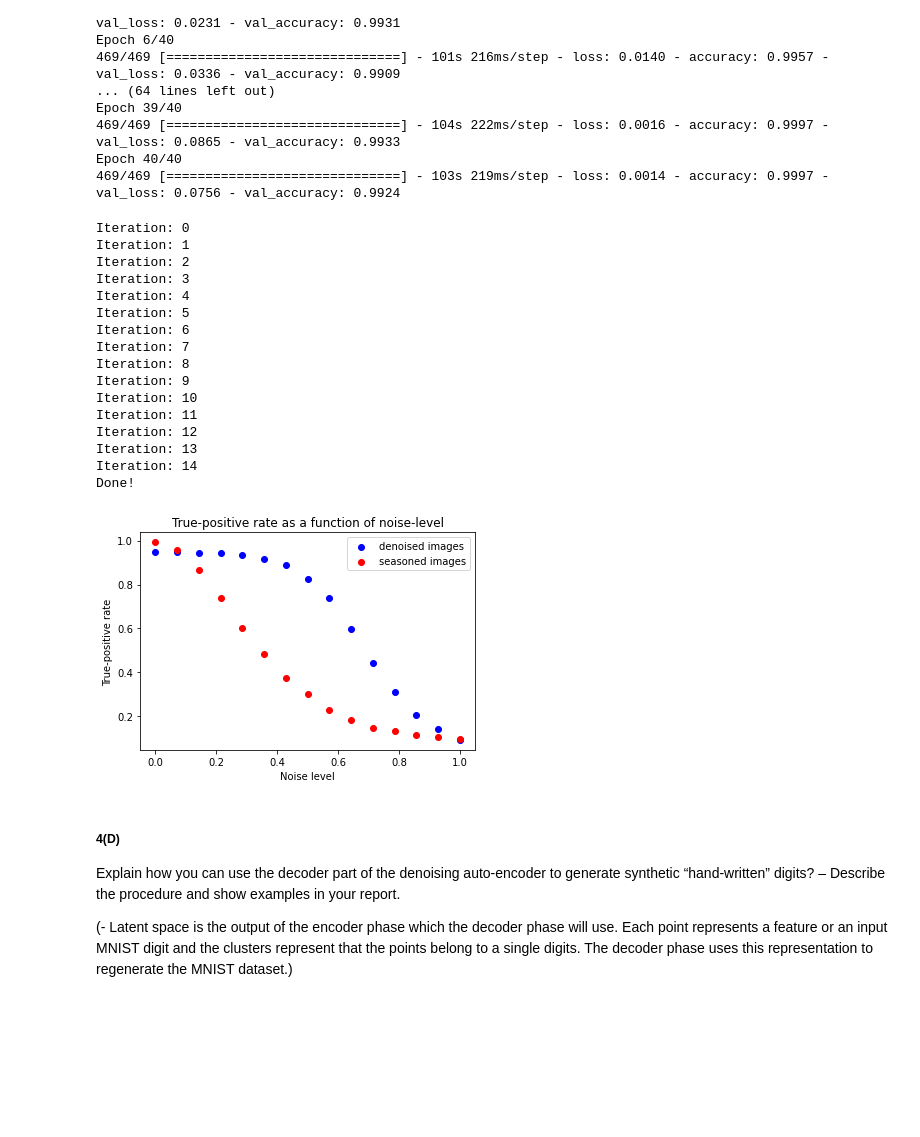
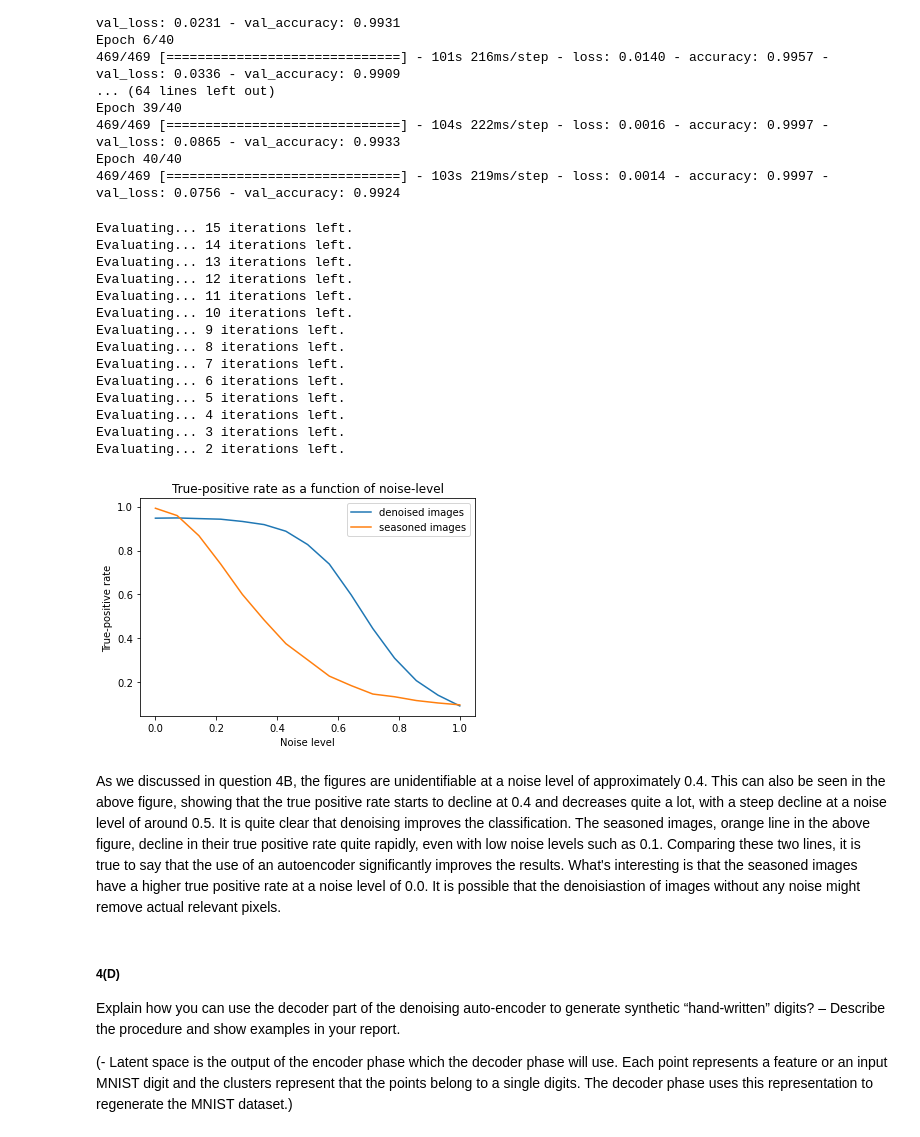
Before and after one commit to LeniaMalki/DataScienceAndAI, a Jupyter notebook: 6.Neural networks/Assignment 6 Answers.ipynb, the cells around one changed output. Drawn from its saved outputs; the diff is of its cells as text; code cells hidden in the pictures; blank space fills up the shorter version.

Commit message:
Question 4C completed

```diff
--- a/6.Neural networks/Assignment 6 Answers.ipynb
+++ b/6.Neural networks/Assignment 6 Answers.ipynb
@@ -650,44 +650,49 @@ Epoch 40/40
 # %%
 noises = np.linspace(0,1,15)
 
-scores_denoised = []
-scores_seasoned = []
+denoised_scores = [] # Scores for denoised images
+seasoned_scores = [] # Scores for seasoned images
 
 for i in range (len(noises)):
-    print('Iteration: ' + str(i))
+    print('Evaluating... ' + str(len(noises)-i) + ' iterations left.')
+    '''
+    We need to reshape all images as the model handles input_shape=(28, 28, 1)
+    We also add a noise level from 0-15 for each.
+    Lastely, we decode the noised images and assgin these to denoised_x-variable.
+    '''
     denoised_x = tf.reshape(autoencoder(salt_and_pepper(flattened_x_test, noises[i])),(10000,28,28,1))
-    scores_denoised.append(model_3A.evaluate(denoised_x, y_test, verbose=0)[1])
+    denoised_scores.append(model_3A.evaluate(denoised_x, y_test, verbose=0)[1])
 
     seasoned_x = tf.reshape(salt_and_pepper(flattened_x_test, noises[i]),(10000,28,28,1))
-    scores_seasoned.append(model_3A.evaluate(seasoned_x, y_test, verbose=0)[1])
+    seasoned_scores.append(model_3A.evaluate(seasoned_x, y_test, verbose=0)[1])
 print('Done!')
 # %% [output]
-Iteration: 0
-Iteration: 1
-Iteration: 2
-Iteration: 3
-Iteration: 4
-Iteration: 5
-Iteration: 6
-Iteration: 7
-Iteration: 8
-Iteration: 9
-Iteration: 10
-Iteration: 11
-Iteration: 12
-Iteration: 13
-Iteration: 14
-Done!
+Evaluating... 15 iterations left.
+Evaluating... 14 iterations left.
+Evaluating... 13 iterations left.
+Evaluating... 12 iterations left.
+Evaluating... 11 iterations left.
+Evaluating... 10 iterations left.
+Evaluating... 9 iterations left.
+Evaluating... 8 iterations left.
+Evaluating... 7 iterations left.
+Evaluating... 6 iterations left.
+Evaluating... 5 iterations left.
+Evaluating... 4 iterations left.
+Evaluating... 3 iterations left.
+Evaluating... 2 iterations left.
 # %%
-plt.scatter(noises, scores_denoised, color='blue', label = 'denoised images')
-plt.scatter(noises, scores_seasoned, color='red', label = 'seasoned images')
+plt.plot(noises, denoised_scores, label = 'denoised images')
+plt.plot(noises, seasoned_scores,  label = 'seasoned images')
 plt.xlabel("Noise level")
 plt.ylabel("True-positive rate")
 plt.title("True-positive rate as a function of noise-level")
 plt.legend()
 plt.show()
 # %% [output]
-[figure, old version]
+[figure, new version]
+# %% [markdown]
+As we discussed in question 4B, the figures are unidentifiable at a noise level of approximately 0.4. This can also be seen in the above figure, showing that the true positive rate starts to decline at 0.4 and decreases quite a lot, with a steep decline at a noise level of around 0.5. It is quite clear that denoising improves the classification. The seasoned images, orange line in the above figure, decline in their true positive rate quite rapidly, even with low noise levels such as 0.1. Comparing these two lines, it is true to say that the use of an autoencoder significantly improves the results. What's interesting is that the seasoned images have a higher true positive rate at a noise level of 0.0. It is possible that the denoisiastion of images without any noise might remove actual relevant pixels.
 # %% [markdown]
 ##### 4(D)
 Explain how you can use the decoder part of the denoising auto-encoder to generate synthetic
```
